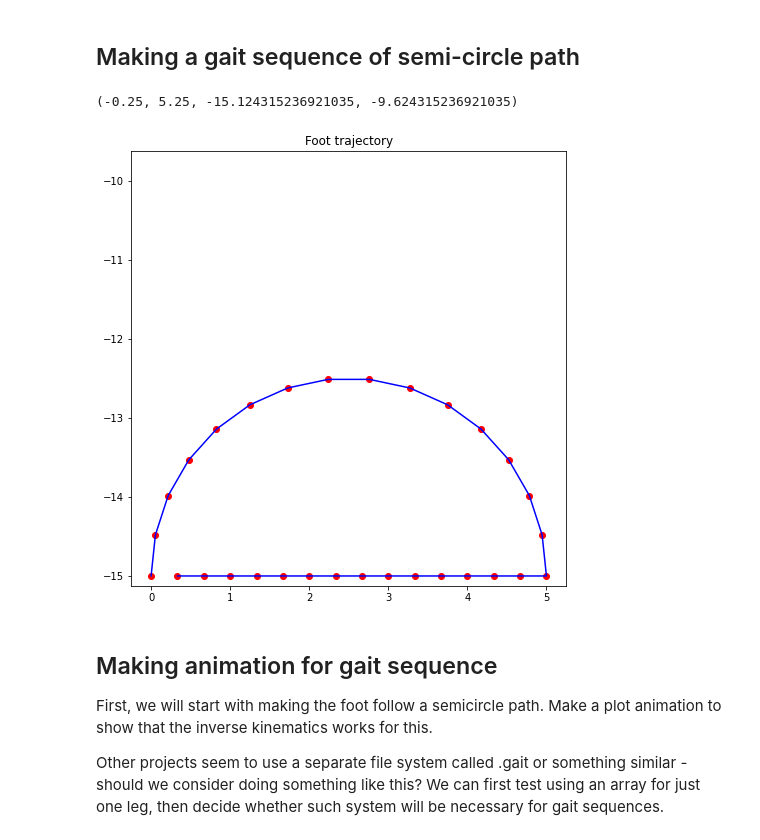
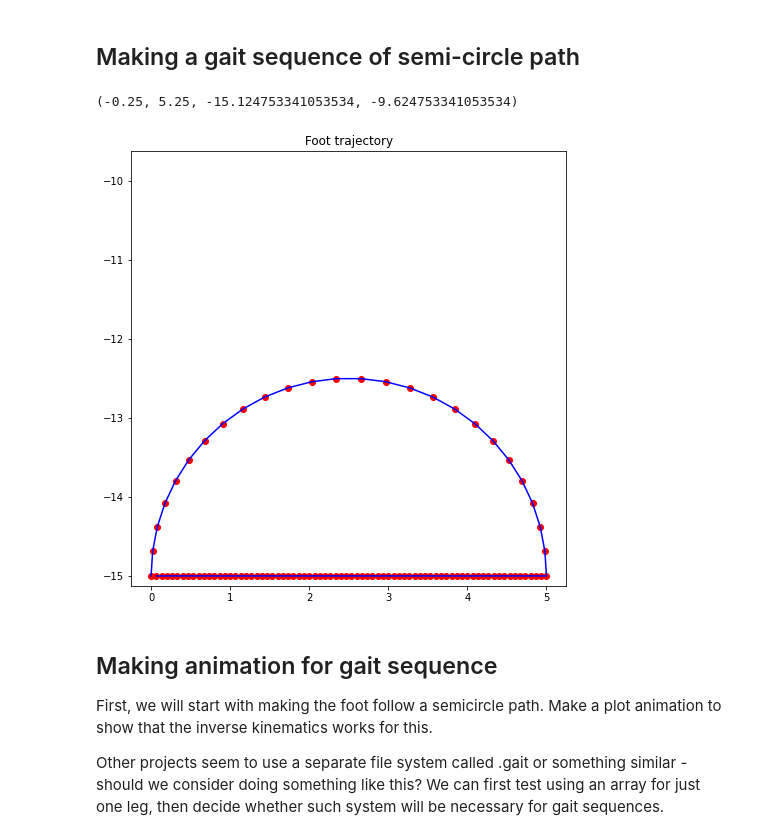
Before and after one commit to QronkOxford/Qronk, a Jupyter notebook: notebooks/kinematics.ipynb, the cells around one changed output. Saved outputs shown, nothing was run; the diff lists cells and outputs as text; code cells hidden in the pictures.

```diff
--- a/notebooks/kinematics.ipynb
+++ b/notebooks/kinematics.ipynb
@@ -281,8 +289,8 @@ plotLeg(forwardKinematicsLeft(th1, th2, th3))
 # %%
 # Define gait parameters
 radius = 2.5  # radius of the circle
-period = 30  # number of frames per step
-swing_phase_ratio = 0.5  # percentage of period that foot is off the ground
+period = 100  # number of frames per step
+swing_phase_ratio = 0.25  # percentage of period that foot is off the ground
 origin = (0, 3.5, -15) # origin of the circle
 
 def trajectory_semicircle(period, swing_phase_ratio, origin, radius=2.5):
@@ -299,35 +307,35 @@ def trajectory_semicircle(period, swing_phase_ratio, origin, radius=2.5):
     """
 
     swing_time = period * swing_phase_ratio
     ground_time = period * (1 - swing_phase_ratio)
     foot_coords = []
     joint_angles = []
 
     for t in range(period):
         if t < swing_time:
             x = origin[0] + radius - radius * cos(pi * t / swing_time)
             y = origin[1]
             z = origin[2] + radius * sin(pi * t / swing_time)
         else:
             x = origin[0] + radius + radius - 2 * radius * (t - swing_time) / ground_time
             y = origin[1]
             z = origin[2]
         foot_coords.append((x, y, z))
         joint_angles.append(inverseKinematicsLeft((x, y, z)))
 
     return foot_coords, joint_angles
 
 # Plot the trajectory of the foot for testing
 foot_coords, joint_angles = trajectory_semicircle(period, swing_phase_ratio, origin)
 x, y, z = zip(*foot_coords)
 plt.figure(figsize=(8, 8))
 plt.plot(x, z, "b-")
 plt.scatter(x, z, color="red")
 plt.title("Foot trajectory")
 plt.axis("square")
 # %% [output]
-(-0.25, 5.25, -15.124315236921035, -9.624315236921035)
+(-0.25, 5.25, -15.124753341053534, -9.624753341053534)
-[figure, old version]
+[figure, new version]
 # %% [markdown]
 ## Making animation for gait sequence
 
```
Also changed, not shown: parts of 5 cells of this notebook.
